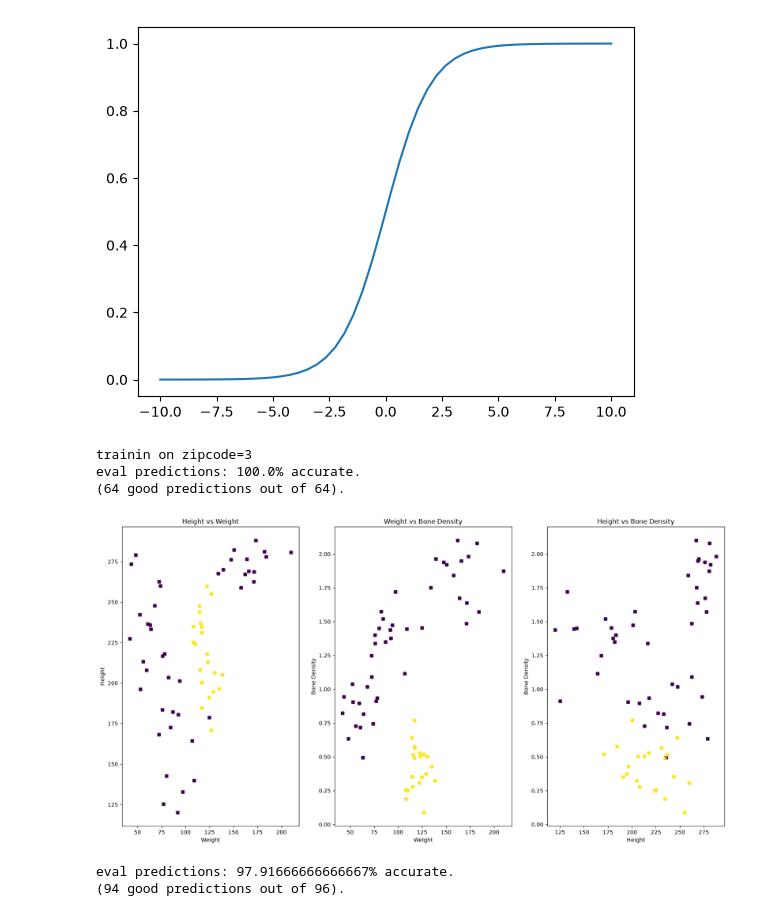
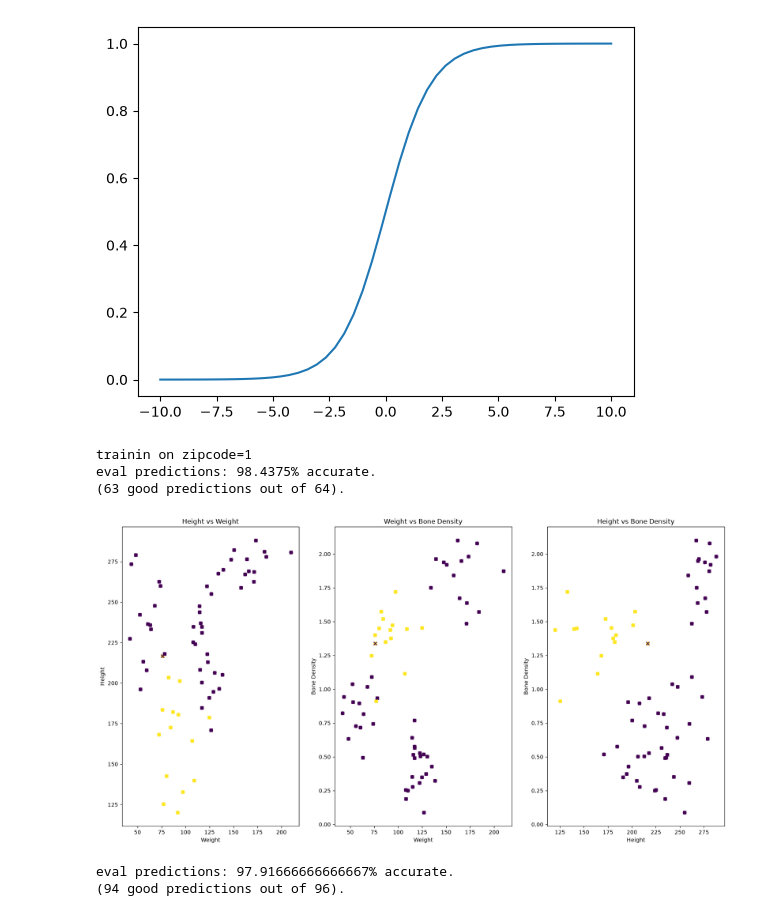
Before and after one commit to Pachiderms/bootcamp_ml, a Jupyter notebook: notebooks/notebook_module08.ipynb, the cells around one changed output. Drawn from its saved outputs; the diff is of its cells as text; code cells hidden in the pictures.

```diff
--- a/notebooks/notebook_module08.ipynb
+++ b/notebooks/notebook_module08.ipynb
@@ -147,12 +146,12 @@ assert math.isclose(mylr.loss_(Y, y_hat2), 1.4779126923052268, rel_tol=1e-4)
 # %%
 from src.mono_log import mono_log_
 
-mono_log_(zipcode=3)
+mono_log_(zipcode=1)
 # %% [output]
-trainin on zipcode=3
-eval predictions: 100.0% accurate.
-(64 good predictions out of 64).
+trainin on zipcode=1
+eval predictions: 98.4375% accurate.
+(63 good predictions out of 64).
-[figure, old version]
+[figure, new version]
 # %%
 from src.multi_log import one_vs_all
 
```
Also changed, not shown: parts of 1 cell of this notebook, 2 other files.
